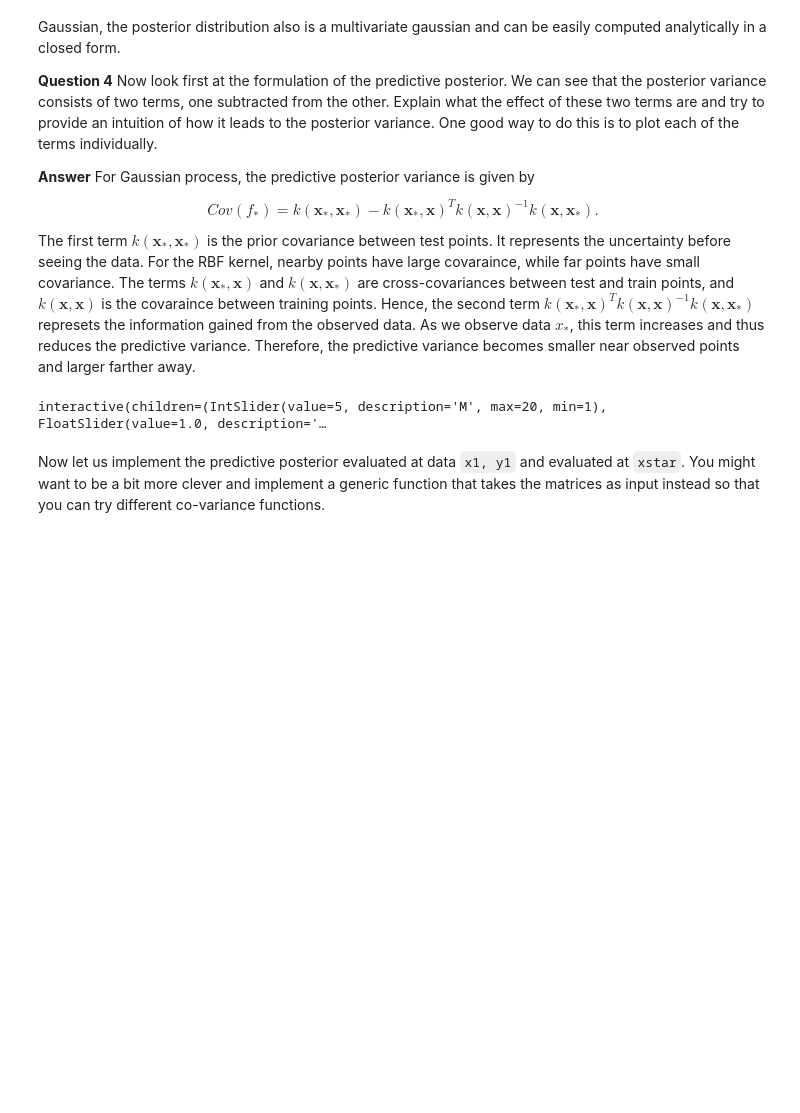
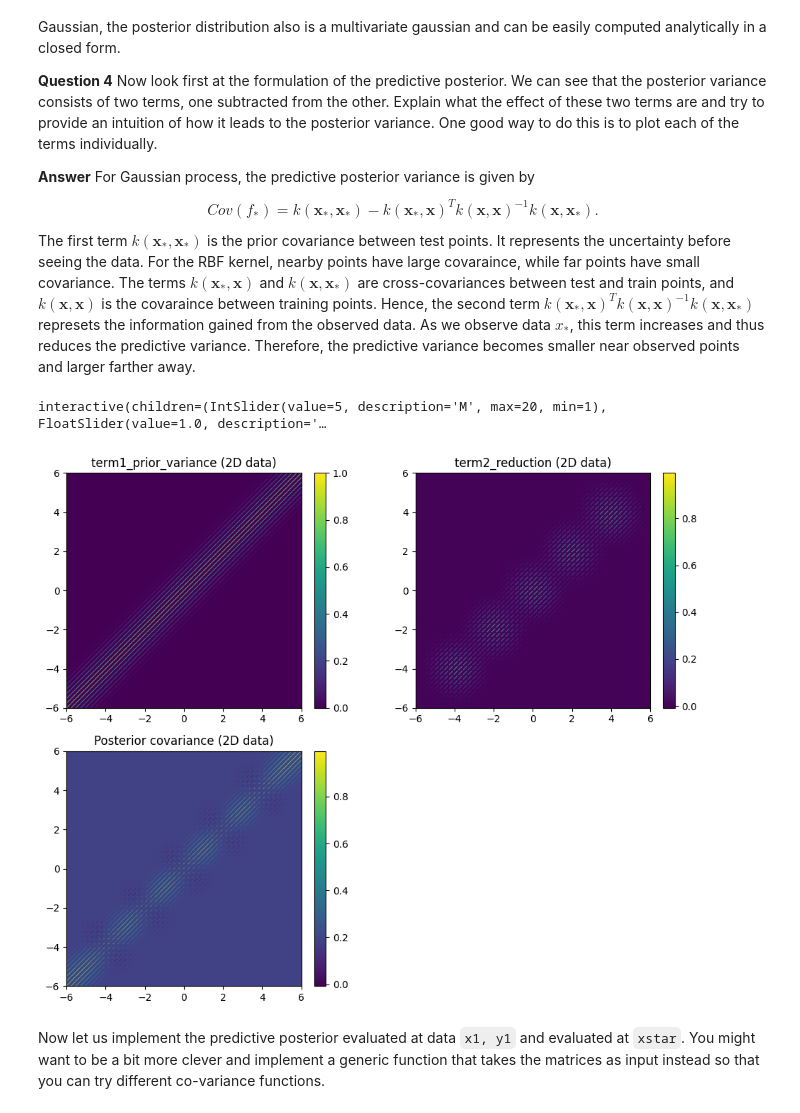
Before and after one commit to Tzu-Liang/Machine-Learning-and-the-Physical-World, a Jupyter notebook: Lab/gaussian-processes-notebook.ipynb, the cells around one changed output. Drawn from its saved outputs; the diff is of its cells as text; code cells hidden in the pictures; blank space fills up the shorter version.

```diff
--- a/Lab/gaussian-processes-notebook.ipynb
+++ b/Lab/gaussian-processes-notebook.ipynb
@@ -271,6 +274,52 @@ def plot_cov(M=5, varSigma=1, lengthscale=1, noise=.1):
   plt.show()
 # %% [output]
 interactive(children=(IntSlider(value=5, description='M', max=20, min=1), FloatSlider(value=1.0, description='…
+# %%
+# 2-dimensional Data
+M= 5
+N= 50
+noise = .1
+X, y = data_2d(M, noise)
+X = X.reshape(-1, 2)
+y = y.reshape(-1, 1)
+
+X_star = np.linspace(-6, 6, N).reshape(-1,1)
+X_star1, X_star2 = np.meshgrid(X_star,X_star)
+X_star = np.stack((X_star1.flatten(),X_star2.flatten())).T
+
+K_XX = rbf_kernel(X, None, 1, 1)  # (M, M)
+K_Xs_X = rbf_kernel(X_star, X, 1, 1)  # (N,M)
+K_Xs_Xs = rbf_kernel(X_star, None, 1, 1)  # (N, N)
+
+
+
+# Term 1:
+term1_prior_variance = K_Xs_Xs  # Shape: (M,M)
+
+# Term 2:
+K_XX_inv = np.linalg.inv(K_XX)  # (N, N)
+term2_reduction = K_Xs_X @ K_XX_inv @ K_Xs_X.T  # Shape: (M,M)
+
+fig, axs = plt.subplots(2, 2, figsize=(10, 8))
+
+im1 = axs[0,0].imshow(term1_prior_variance, cmap='viridis', origin='lower', extent= [-6,6,-6,6])
+axs[0,0].set_title(f'term1_prior_variance (2D data)')
+plt.colorbar(im1, ax=axs[0,0], fraction=0.046, pad=0.04)
+
+im2 = axs[0,1].imshow(term2_reduction, cmap='viridis', origin='lower', extent= [-6,6,-6,6])
+axs[0,1].set_title(f'term2_reduction (2D data)')
+plt.colorbar(im2, ax=axs[0,1], fraction=0.046, pad=0.04)
+
+im3 = axs[1,0].imshow(term1_prior_variance-term2_reduction, cmap='viridis', origin='lower', extent= [-6,6,-6,6])
+axs[1,0].set_title(f'Posterior covariance (2D data)')
+plt.colorbar(im2, ax=axs[1,0], fraction=0.046, pad=0.04)
+
+axs[1, 1].axis('off')
+
+plt.tight_layout()
+plt.show()
+# %% [output]
+[figure, added]
 # %% [markdown]
 Now let us implement the predictive posterior evaluated at data `x1, y1` and evaluated at `xstar`. You might want to be a bit more clever and implement a generic function that takes the matrices as input instead so that you can try different co-variance functions.
 # %%
```
Also changed, not shown: parts of 7 cells of this notebook.
